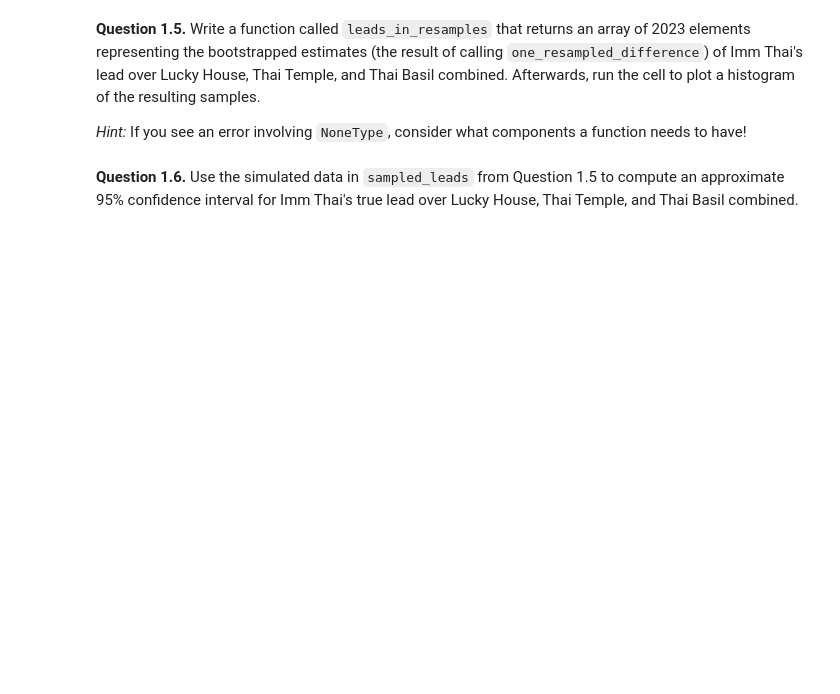
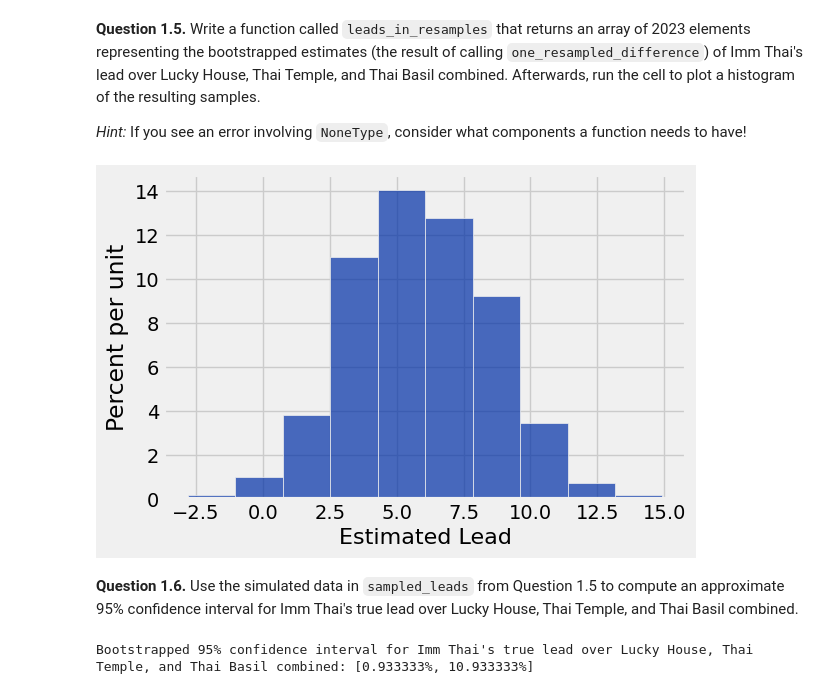
Before and after one commit to bwinterstein/Intro-Data, a Jupyter notebook: Homework/hw08.ipynb, the cells around one changed output. Drawn from its saved outputs; the diff is of its cells as text; code cells hidden in the pictures; blank space fills up the shorter version.

```diff
--- a/Homework/hw08.ipynb
+++ b/Homework/hw08.ipynb
@@ -102,10 +132,13 @@ Define the function `one_resampled_difference` that returns **exactly one value*
 *Hint 2:* Given a table of votes, how can you figure out what percentage of the votes are for a certain restaurant? **Be sure to use percentages, not proportions, for this question!**
 
 *Note:* If the skeleton code provided within the function is not helpful for you, feel free to approach the question using your own variables.
-# %%
-def one_resampled_difference(tbl):
-    bootstrap = ...
-    imm_percentage = ...
-    ...
+# %%
+def one_resampled_difference(tbl):
+    bootstrap = tbl.sample()
+    total = bootstrap.num_rows
+    imm_total = sum(bootstrap.column("Vote") == "Imm Thai")
+    imm_percentage = imm_total / total * 100
+    lead = imm_percentage - (100 - imm_percentage)
+    return lead
 # %%
 grader.check("q1_4")
@@ -117,17 +152,24 @@ grader.check("q1_4")
 *Hint:* If you see an error involving `NoneType`, consider what components a function needs to have!
 # %%
 def leads_in_resamples():
-    ...
+    sampled_array = make_array()
+    for i in range(2023):
+        sampled_array = np.append(sampled_array,one_resampled_difference(votes))
+    return sampled_array
 
 sampled_leads = leads_in_resamples()
 Table().with_column('Estimated Lead', sampled_leads).hist("Estimated Lead")
+# %% [output]
+[figure, added]
 # %% [markdown]
 <!-- END QUESTION -->
 
 **Question 1.6.** Use the simulated data in `sampled_leads` from Question 1.5 to compute an approximate 95% confidence interval for Imm Thai's true lead over Lucky House, Thai Temple, and Thai Basil combined.
 # %%
-diff_lower_bound = ...
-diff_upper_bound = ...
+diff_lower_bound = percentile(2.5,sampled_leads)
+diff_upper_bound = percentile(97.5,sampled_leads)
 print("Bootstrapped 95% confidence interval for Imm Thai's true lead over Lucky House, Thai Temple, and Thai Basil combined: [{:f}%, {:f}%]".format(diff_lower_bound, diff_upper_bound))
+# %% [output]
+Bootstrapped 95% confidence interval for Imm Thai's true lead over Lucky House, Thai Temple, and Thai Basil combined: [0.933333%, 10.933333%]
 # %%
 grader.check("q1_6")
```
Also changed, not shown: parts of 12 cells of this notebook, 2 other files.
